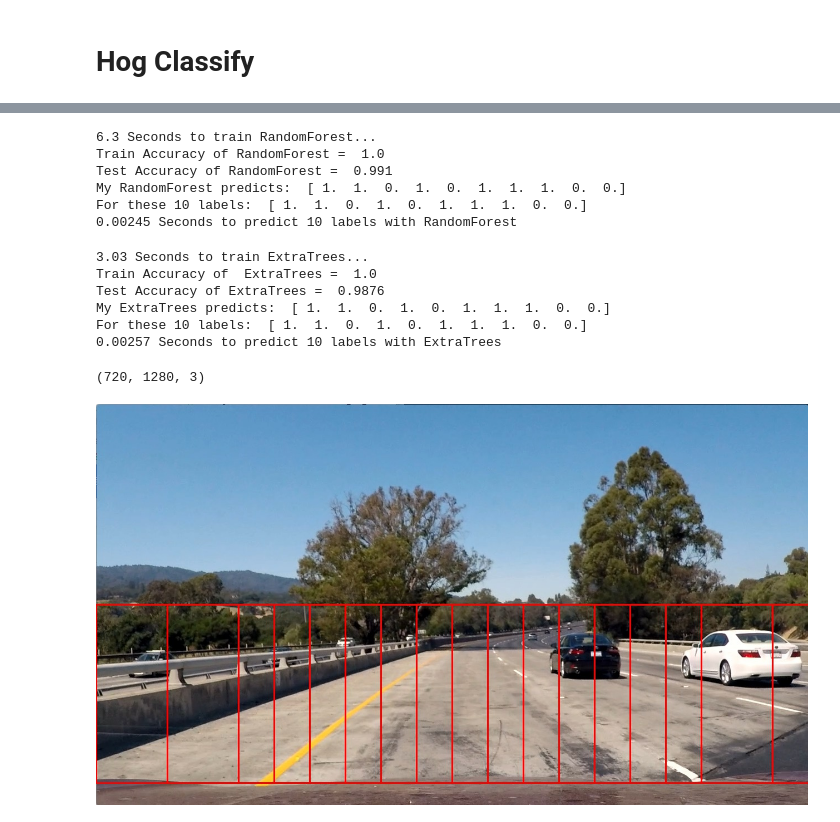
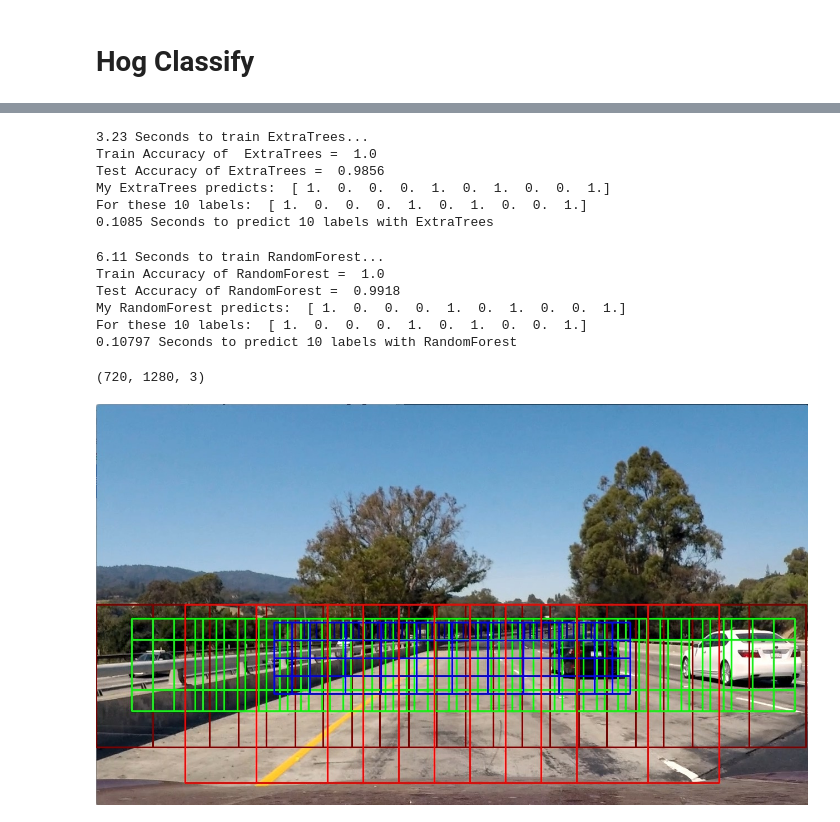
Before and after one commit to hortovanyi/udacity-vehicle-detection-project, a Jupyter notebook: Data Exploration.ipynb, the cells around one changed output, grey strips where cells are left out. Saved outputs shown, nothing was run; the diff lists cells and outputs as text; code cells hidden in the pictures.

```diff
--- a/Data Exploration.ipynb
+++ b/Data Exploration.ipynb
@@ -265,7 +303,7 @@ class ChannelHistFeatures(ImageFeaturesBase):
 
     def __add__(self, other):
         if isinstance(other, np.ndarray):
-            other_vales = other
+            other_values = other
         else:
             other_values=other.values
         return np.concatenate((self.values,other_values))
@@ -325,7 +363,7 @@ class ColorHistFeatures(ImageFeaturesBase):
 
     def __add__(self, other):
         if isinstance(other, np.ndarray):
-            other_vales = other
+            other_values = other
         else:
             other_values=other.values
         return np.concatenate((self.values,other_values))
@@ -680,7 +723,7 @@ colorspace = 'LUV' # Can be BGR, HSV, LUV, HLS, YUV
 orient = 9
 pix_per_cell = 8
 cell_per_block = 2
-hog_channel = '0' # Can be 0, 1, 2, or "ALL"
+hog_channel = 0 # Can be 0, 1, 2, or "ALL"
 
 t=time.time()
 car_features = extract_hog_features(cars, cspace=colorspace, orient=orient,
@@ -694,7 +737,8 @@ print(round(t2-t, 2), 'Seconds to extract HOG features...')
 # Create an array stack of feature vectors
 X = np.vstack((car_features, notcar_features)).astype(np.float64)
 # Fit a per-column scaler
-X_scaler = StandardScaler(with_mean=True, with_std=True).fit(X)
+#X_scaler = StandardScaler(with_mean=True, with_std=True).fit(X)
+X_scaler = RobustScaler().fit(X)
 # X_scaler = MinMaxScaler().fit(X)
 # Apply the scaler to X
 scaled_X = X_scaler.transform(X)
@@ -759,3 +803,28 @@ For these 10 labels:  [ 1.  1.  0.  1.  0.  1.  1.  1.  0.  0.]
+# %%
+from sklearn.ensemble import ExtraTreesClassifier
+clf = ExtraTreesClassifier(n_estimators=100, n_jobs=-1,max_depth=None, min_samples_split=10, random_state=0)
+# Check the training time for the SVC
+t=time.time()
+clf.fit(X_train, y_train)
+t2 = time.time()
+print(round(t2-t, 2), 'Seconds to train ExtraTrees...')
+# Check the score of the RandomForest
+print('Train Accuracy of  ExtraTrees = ', round(clf.score(X_train, y_train), 4))
+print('Test Accuracy of ExtraTrees = ', round(clf.score(X_test, y_test), 4))
+# Check the prediction time for a single sample
+t=time.time()
+n_predict = 10
+print('My ExtraTrees predicts: ', clf.predict(X_test[0:n_predict]))
+print('For these',n_predict, 'labels: ', y_test[0:n_predict])
+t2 = time.time()
+print(round(t2-t, 5), 'Seconds to predict', n_predict,'labels with ExtraTrees')
+# %% [output]
+3.23 Seconds to train ExtraTrees...
+Train Accuracy of  ExtraTrees =  1.0
+Test Accuracy of ExtraTrees =  0.9856
+My ExtraTrees predicts:  [ 1.  0.  0.  0.  1.  0.  1.  0.  0.  1.]
+For these 10 labels:  [ 1.  0.  0.  0.  1.  0.  1.  0.  0.  1.]
+0.1085 Seconds to predict 10 labels with ExtraTrees
 # %%
 from sklearn.ensemble import RandomForestClassifier
 clf = RandomForestClassifier(n_estimators=100, n_jobs=-1, max_depth=None, min_samples_split=10, random_state=0)
@@ -765,47 +834,22 @@ clf.fit(X_train, y_train)
 t2 = time.time()
 print(round(t2-t, 2), 'Seconds to train RandomForest...')
 # Check the score of the RandomForest
-print('Train Accuracy of RandomForest = ', round(svc.score(X_train, y_train), 4))
+print('Train Accuracy of RandomForest = ', round(clf.score(X_train, y_train), 4))
 print('Test Accuracy of RandomForest = ', round(clf.score(X_test, y_test), 4))
 # Check the prediction time for a single sample
 t=time.time()
 n_predict = 10
-print('My RandomForest predicts: ', svc.predict(X_test[0:n_predict]))
+print('My RandomForest predicts: ', clf.predict(X_test[0:n_predict]))
 print('For these',n_predict, 'labels: ', y_test[0:n_predict])
 t2 = time.time()
 print(round(t2-t, 5), 'Seconds to predict', n_predict,'labels with RandomForest')
 # %% [output]
-6.3 Seconds to train RandomForest...
+6.11 Seconds to train RandomForest...
 Train Accuracy of RandomForest =  1.0
-Test Accuracy of RandomForest =  0.991
-My RandomForest predicts:  [ 1.  1.  0.  1.  0.  1.  1.  1.  0.  0.]
-For these 10 labels:  [ 1.  1.  0.  1.  0.  1.  1.  1.  0.  0.]
-0.00245 Seconds to predict 10 labels with RandomForest
+Test Accuracy of RandomForest =  0.9918
+My RandomForest predicts:  [ 1.  0.  0.  0.  1.  0.  1.  0.  0.  1.]
+For these 10 labels:  [ 1.  0.  0.  0.  1.  0.  1.  0.  0.  1.]
+0.10797 Seconds to predict 10 labels with RandomForest
-# %%
-from sklearn.ensemble import ExtraTreesClassifier
-clf = ExtraTreesClassifier(n_estimators=100, n_jobs=-1,max_depth=None, min_samples_split=10, random_state=0)
-# Check the training time for the SVC
-t=time.time()
-clf.fit(X_train, y_train)
-t2 = time.time()
-print(round(t2-t, 2), 'Seconds to train ExtraTrees...')
-# Check the score of the RandomForest
-print('Train Accuracy of  ExtraTrees = ', round(svc.score(X_train, y_train), 4))
-print('Test Accuracy of ExtraTrees = ', round(clf.score(X_test, y_test), 4))
-# Check the prediction time for a single sample
-t=time.time()
-n_predict = 10
-print('My ExtraTrees predicts: ', svc.predict(X_test[0:n_predict]))
-print('For these',n_predict, 'labels: ', y_test[0:n_predict])
-t2 = time.time()
-print(round(t2-t, 5), 'Seconds to predict', n_predict,'labels with ExtraTrees')
-# %% [output]
-3.03 Seconds to train ExtraTrees...
-Train Accuracy of  ExtraTrees =  1.0
-Test Accuracy of ExtraTrees =  0.9876
-My ExtraTrees predicts:  [ 1.  1.  0.  1.  0.  1.  1.  1.  0.  0.]
-For these 10 labels:  [ 1.  1.  0.  1.  0.  1.  1.  1.  0.  0.]
-0.00257 Seconds to predict 10 labels with ExtraTrees
 # %%
 # Here is your draw_boxes function from the previous exercise
 def draw_boxes(img, bboxes, color=(0, 0, 255), thick=6):
@@ -956,7 +1000,7 @@ class WindowBoxes(object):
                 y_start = y_center+25
             elif y == 256:
                 y_start = y_center
-            elif y == 320:
+            elif y == 384:
                 y_start = y_center
             y_stop = image.shape[0] - 150 # for bonnet
             if y <= 128:
@@ -972,34 +1016,34 @@ class WindowBoxes(object):
         window_dict["small"] = find_windows(height, width,xc=9, yc=2.5, xy_window=sz_dict['small'], xy_overlap=(0.3,0.3))
         window_dict["smallish"] = find_windows(height, width, xc=5, yc=2.5, xy_window=sz_dict['smallish'], xy_overlap=(0.5,0.5))
         window_dict["medium"] = find_windows(height, width, xc=4.5, yc=1.25, xy_window=sz_dict['medium'], xy_overlap=(0.7,0.7))
         window_dict["large"] = find_windows(height, width, xc=2.5, yc=1, xy_window=sz_dict['large'], xy_overlap=(0.6,0.6))
-        window_dict["max"] = find_windows(height, width, xc=2, yc=1, xy_window=sz_dict['max'], xy_overlap=(0.6,0.6))
+        window_dict["max"] = find_windows(height, width, xc=1.5, yc=1, xy_window=sz_dict['max'], xy_overlap=(0.6,0.6))
 
         # if not all shapes then overwrite with just the shape required
         if all_shapes != True:
             window_dict={shape: window_dict[shape]}
 
         return window_dict
 
 @interact
 def window_test(images=fixed(images), i:(0,len(images)-1)=0,
                 all_shapes=True,
                 shape:["small","smallish","medium","large","max"]="small"):
     image=cv2.cvtColor(images[i],cv2.COLOR_BGR2RGB)
     print(image.shape)
     height = image.shape[0]
     width = image.shape[1]
     wb = WindowBoxes(height, width)
     box_color=wb.box_colour_dict
 
     window_dict = wb.build_window_boxes(height, width, all_shapes, shape)
     window_img=np.copy(image)
     for size, windows in window_dict.items():
         window_img = draw_boxes(window_img, windows, color=box_color[size], thick=2)
 
     return arr2img(window_img)
 # %% [output]
 (720, 1280, 3)
-[figure, old version]
+[figure, new version]
 # %%
 # initialise an object to contain common parameters
```
Also changed, not shown: parts of 20 cells of this notebook.
